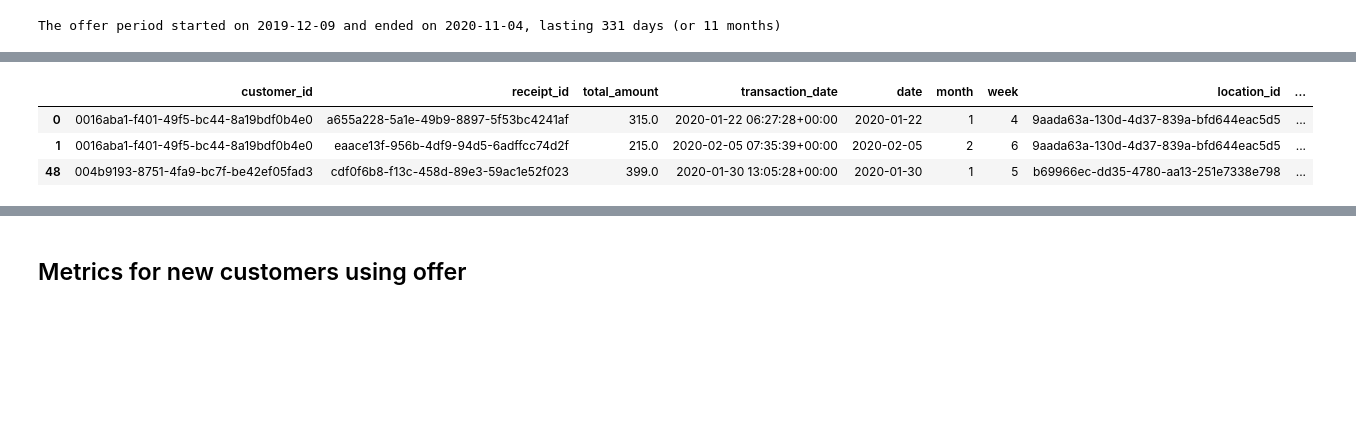
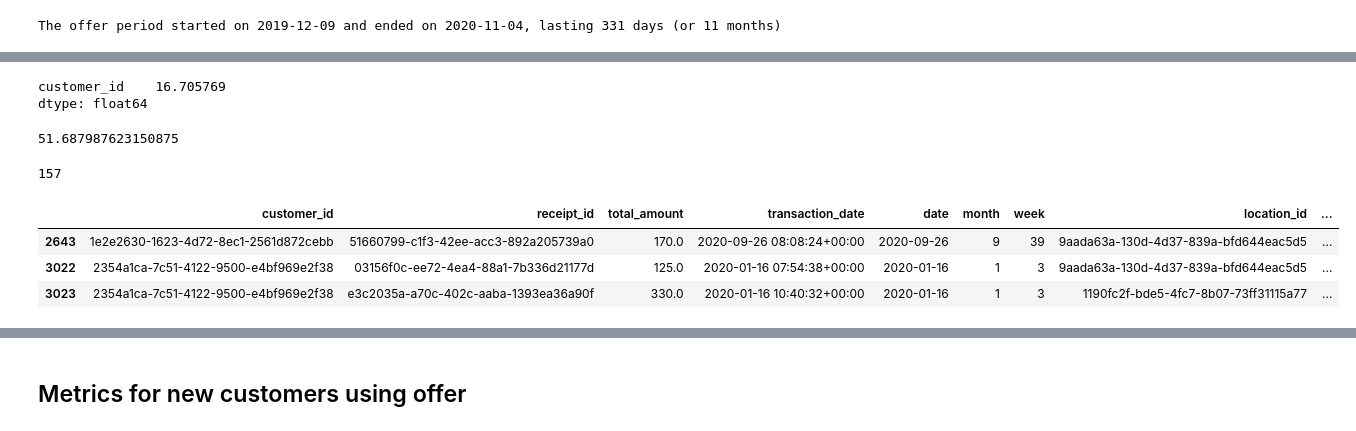
Before and after one commit to tryflux/adhoc-analysis, a Jupyter notebook: src/insights_product/offers_new_customers/metrics.ipynb, the cells around one changed output, grey strips where cells are left out. Drawn from its saved outputs; the diff is of its cells as text; code cells hidden in the pictures; blank space fills up the shorter version.

```diff
--- a/src/insights_product/offers_new_customers/metrics.ipynb
+++ b/src/insights_product/offers_new_customers/metrics.ipynb
@@ -202,6 +202,6 @@ offer_acquisitions = df_during[(df_during['count']==1)&(df_during['receipt_id'].
 
 df_during['new_segment'] = np.where(df_during['customer_id'].isin(new_customers),'new','existing')
 df_during['offer_segment'] = np.where(df_during['customer_id'].isin(offer_customers),'redeemer','non-redeemer')
-df_during['offer_acq'] = np.where(df_during['customer_id'].isin(offer_acquisitions),1,0)
+df_during['new_segment'] = np.where(df_during['customer_id'].isin(offer_acquisitions),'acquired',df_during['new_segment'])
 # %% [output]
 The offer period started on 2019-12-09 and ended on 2020-11-04, lasting 331 days (or 11 months)
@@ -208,18 +286,47 @@ The offer period started on 2019-12-09 and ended on 2020-11-04, lasting 331 days
+# %%
+df_pre[df_pre['count']==1].groupby(['week','count']).nunique()[['customer_id']].mean()*0.0875
+# %% [output]
+customer_id    16.705769
+dtype: float64
+# %%
+baseline_new_pcent
+# %% [output]
+51.687987623150875
+# %%
+total_cust
+# %% [output]
+157
 # %%
 #adding in here basket size that will be useful
 #count the paid for items on each receipt
 receipt_item_count = pd.DataFrame(df[df['price']>0].groupby('receipt_id').count()['item_id']).reset_index()
 receipt_item_count.columns = ['receipt_id','basket_size']
+
+#adding in the total amount redeemed on offer per customer and total items redeemed per customer
+#these need to be excluded from value calculations
+receipt_redemption_count = pd.DataFrame(df_off.groupby('receipt_id').count()['item_id']).reset_index()
+receipt_redemption_count.columns = ['receipt_id','redemption_count']
+
+df_off['positive_price'] = df_off['price']*-1
+receipt_redemption_amount = pd.DataFrame(df_off.groupby('receipt_id').sum()['positive_price']).reset_index()
+receipt_redemption_amount.columns = ['receipt_id','redemption_amount']
+
 #attach onto receipts in df_during
 df_during = pd.merge(df_during,receipt_item_count, on = 'receipt_id',how = 'left')
+df_during = pd.merge(df_during,receipt_redemption_count, on = 'receipt_id',how = 'left')
+df_during = pd.merge(df_during,receipt_redemption_amount, on = 'receipt_id',how = 'left')
+#we only want to adjsut the basket size for the receipts that customers used the offer within
+df_during['adjusted_basket_size'] = np.where(df_during['receipt_id'].isin(off_receipts),(df_during['basket_size'] - df_during['redemption_count']),df_during['basket_size'])
+
+df_during.fillna(0, inplace = True)
 # %%
 #check looks as expected
-df_during[(df_during.offer_acq ==0)&(df_during.new_segment =='new')].head(3)
+df_during[(df_during.new_segment =='acquired')].head(3)
 # %% [output]
 |  | customer_id | receipt_id | total_amount | transaction_date | date | month | week | location_id | ... |
-| 0 | 0016aba1-f401-49f5-bc44-8a19bdf0b4e0 | a655a228-5a1e-49b9-8897-5f53bc4241af | 315.0 | 2020-01-22 06:27:28+00:00 | 2020-01-22 | 1 | 4 | 9aada63a-130d-4d37-839a-bfd644eac5d5 | ... |
-| 1 | 0016aba1-f401-49f5-bc44-8a19bdf0b4e0 | eaace13f-956b-4df9-94d5-6adffcc74d2f | 215.0 | 2020-02-05 07:35:39+00:00 | 2020-02-05 | 2 | 6 | 9aada63a-130d-4d37-839a-bfd644eac5d5 | ... |
-| 48 | 004b9193-8751-4fa9-bc7f-be42ef05fad3 | cdf0f6b8-f13c-458d-89e3-59ac1e52f023 | 399.0 | 2020-01-30 13:05:28+00:00 | 2020-01-30 | 1 | 5 | b69966ec-dd35-4780-aa13-251e7338e798 | ... |
+| 2643 | 1e2e2630-1623-4d72-8ec1-2561d872cebb | 51660799-c1f3-42ee-acc3-892a205739a0 | 170.0 | 2020-09-26 08:08:24+00:00 | 2020-09-26 | 9 | 39 | 9aada63a-130d-4d37-839a-bfd644eac5d5 | ... |
+| 3022 | 2354a1ca-7c51-4122-9500-e4bf969e2f38 | 03156f0c-ee72-4ea4-88a1-7b336d21177d | 125.0 | 2020-01-16 07:54:38+00:00 | 2020-01-16 | 1 | 3 | 9aada63a-130d-4d37-839a-bfd644eac5d5 | ... |
+| 3023 | 2354a1ca-7c51-4122-9500-e4bf969e2f38 | e3c2035a-a70c-402c-aaba-1393ea36a90f | 330.0 | 2020-01-16 10:40:32+00:00 | 2020-01-16 | 1 | 3 | 1190fc2f-bde5-4fc7-8b07-73ff31115a77 | ... |
 # %%
 #grab counts, ATF, ATV  and Basket Size per group
 
```
Also changed, not shown: parts of 86 cells of this notebook, 2 other files.
